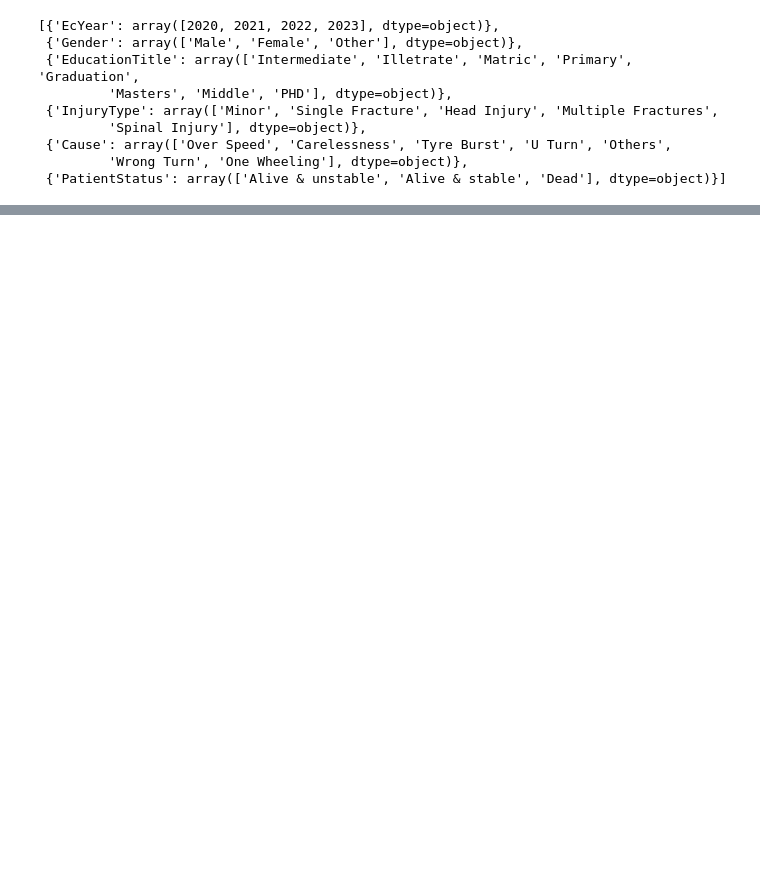
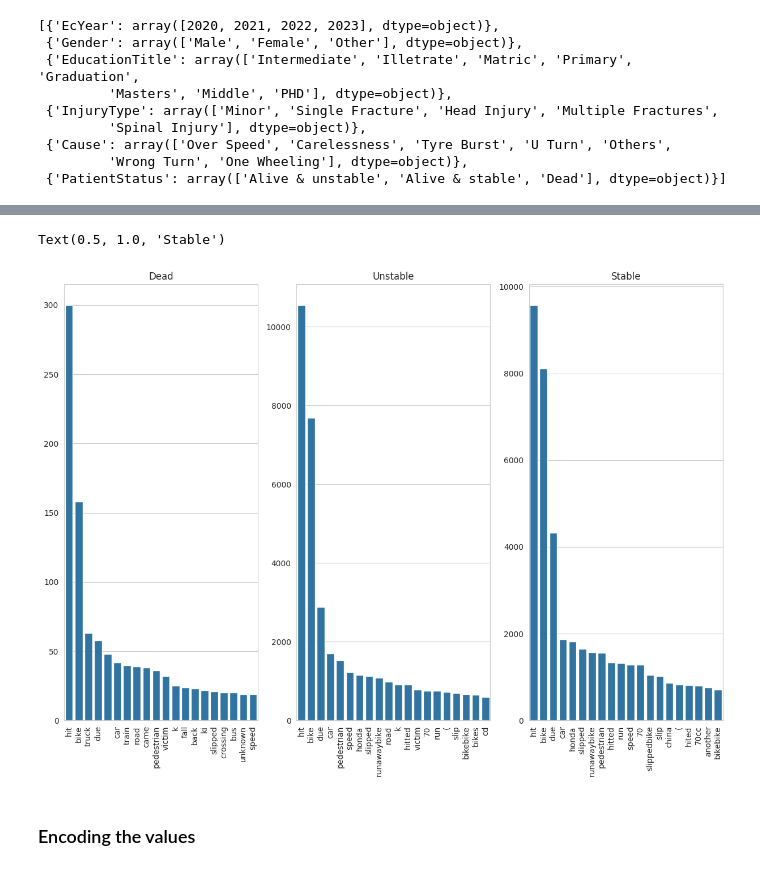
Before and after one commit to Sibgat-Ul/Road_Accidents_Pakistan_Prediction, a Jupyter notebook: rta_dset_445.ipynb, the cells around one changed output, grey strips where cells are left out. Drawn from its saved outputs; the diff is of its cells as text; code cells hidden in the pictures; blank space fills up the shorter version.

```diff
--- a/rta_dset_445.ipynb
+++ b/rta_dset_445.ipynb
@@ -374 +364,22 @@ rta_dataset[rta_dataset['PatientStatus'] == 'Dead']['Reason'].sum()
+# %%
+fig, axes = plt.subplots(nrows=1, ncols=3, figsize=(15, 10))
+plt.subplots_adjust(hspace=.5)
+rotate = 90
+
+plot1 = sns.barplot(x=[x[0] for x in top_20_dead], y=[x[1] for x in top_20_dead], ax=axes[0])
+plot1.set_xticklabels(plot1.get_xticklabels(), rotation=rotate)
+plot1.set_title('Dead')
+
+plot2 = sns.barplot(x=[x[0] for x in top_20_unstable], y=[x[1] for x in top_20_unstable], ax=axes[1])
+plot2.set_xticklabels(plot2.get_xticklabels(), rotation=rotate)
+plot2.set_title('Unstable')
+
+plot3 = sns.barplot(x=[x[0] for x in top_20_stable], y=[x[1] for x in top_20_stable], ax=axes[2])
+plot3.set_xticklabels(plot3.get_xticklabels(), rotation=rotate)
+plot3.set_title('Stable')
+# %% [output]
+Text(0.5, 1.0, 'Stable')
+[figure, added]
+# %% [markdown]
+### Encoding the values
 # %%
```
Also changed, not shown: parts of 18 cells of this notebook.
